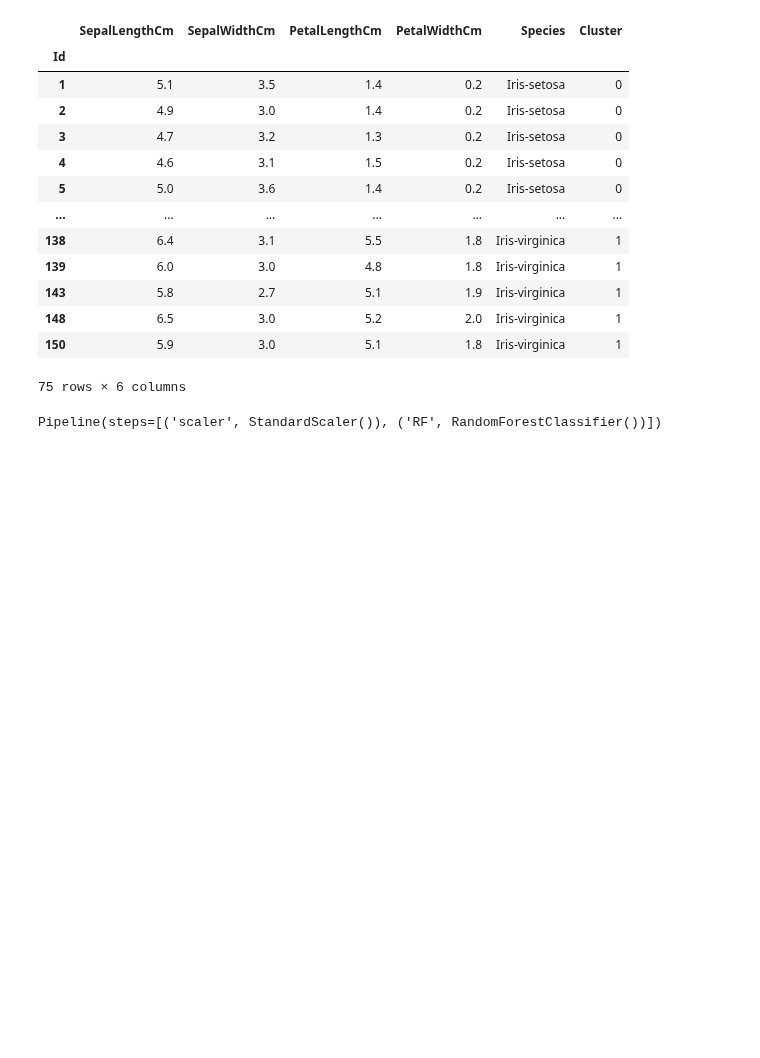
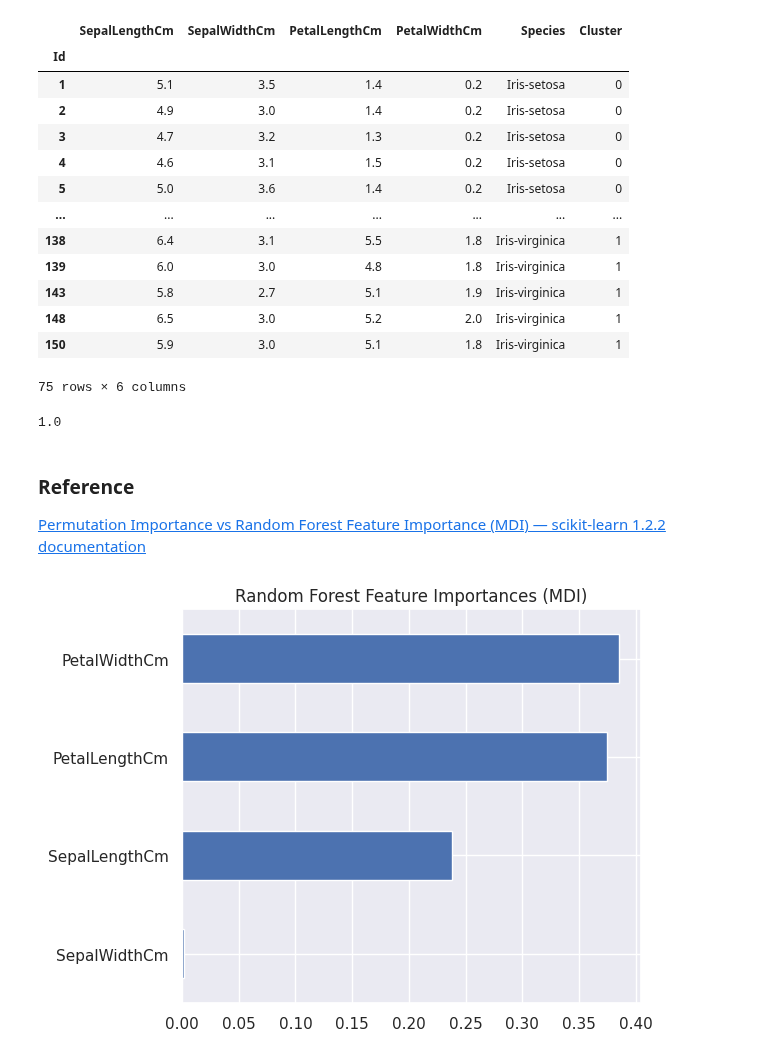
Before and after one commit to bitwalk123/MyNotebook, a Jupyter notebook: iris_PCA_py_06_SHAP.ipynb, the cells around one changed output. Saved outputs shown, nothing was run; the diff lists cells and outputs as text; code cells hidden in the pictures; blank space fills up the shorter version.

```diff
--- a/iris_PCA_py_06_SHAP.ipynb
+++ b/iris_PCA_py_06_SHAP.ipynb
@@ -120,10 +121,28 @@ y = df_cluster['Cluster']
 from sklearn.ensemble import RandomForestClassifier
 from sklearn.preprocessing import StandardScaler
 
-pipe = Pipeline(steps=[
+pipe = Pipeline([
     ('scaler', StandardScaler()),
-    ('RF', RandomForestClassifier()),
+    ('RF', RandomForestClassifier(random_state=42))
 ])
 pipe.fit(X, y)
+pipe.score(X, y)
 # %% [output]
-Pipeline(steps=[('scaler', StandardScaler()), ('RF', RandomForestClassifier())])
+1.0
+# %% [markdown]
+### Reference
+
+[Permutation Importance vs Random Forest Feature Importance (MDI) — scikit-learn 1.2.2 documentation](https://scikit-learn.org/stable/auto_examples/inspection/plot_permutation_importance.html#sphx-glr-auto-examples-inspection-plot-permutation-importance-py)
+# %%
+feature_names = X.columns
+
+mdi_importances = pd.Series(
+    pipe['RF'].feature_importances_, index=feature_names
+).sort_values(ascending=True)
+ax = mdi_importances.plot.barh()
+ax.set_title("Random Forest Feature Importances (MDI)")
+ax.figure.tight_layout()
+plt.savefig('iris_071_feature_inportance_mdi.png')
+plt.show()
+# %% [output]
+[figure, added]
```
Also changed, not shown: parts of 6 cells of this notebook.
